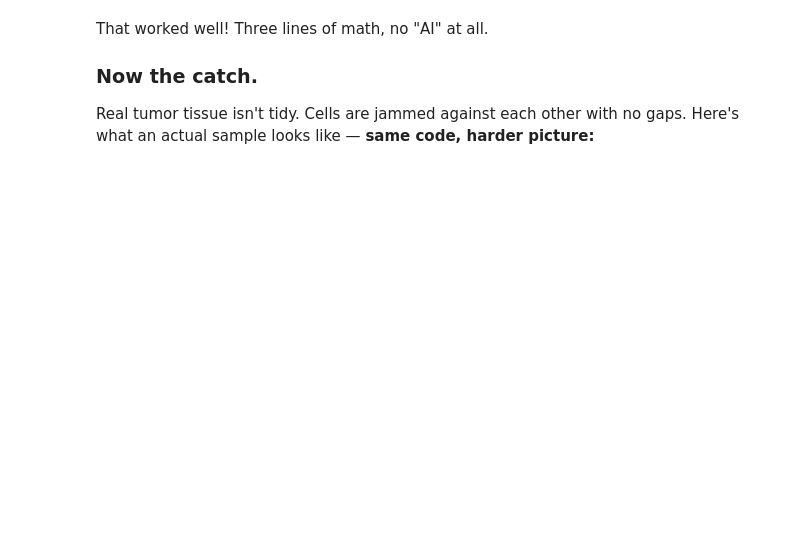
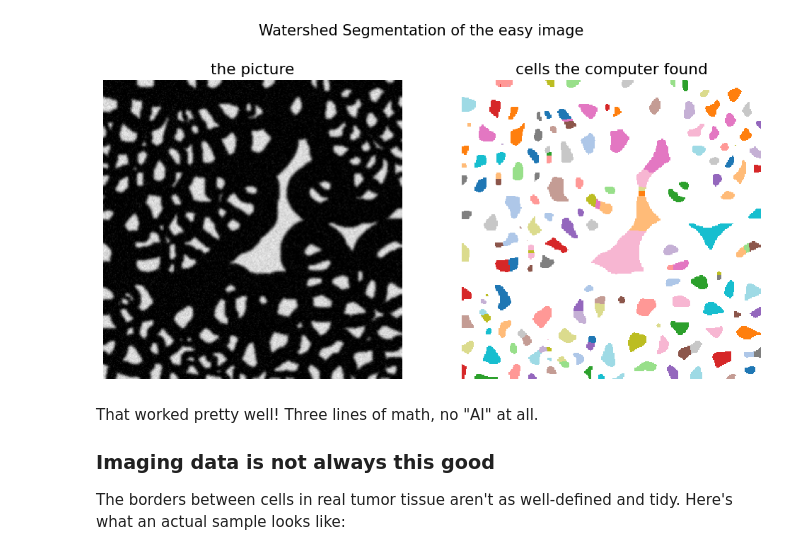
Before and after one commit to emcramer/psi-class-2026, a Jupyter notebook: code/notebook_2_imaging.ipynb, the cells around one changed output. Cells and saved outputs as stored; diff of their text form; code cells hidden in the pictures; blank space fills up the shorter version.

```diff
--- a/code/notebook_2_imaging.ipynb
+++ b/code/notebook_2_imaging.ipynb
@@ -56,23 +70,24 @@ print("cells actually there:", len(np.unique(d["nuclei"])) - 1)
 # %%
 def show(image, segmentation, title):
     rng = np.random.default_rng(1)
     shuffle = np.concatenate([[0], rng.permutation(np.arange(1, segmentation.max() + 1))])
     fig, ax = plt.subplots(1, 2, figsize=(12, 6))
     ax[0].imshow(image, cmap="gray"); ax[0].set_title("the picture")
     ax[1].imshow(np.where(segmentation > 0, shuffle[segmentation], np.nan),
                  cmap="tab20", interpolation="nearest")
     ax[1].set_title("cells the computer found")
     for a in ax: a.axis("off"); a.grid(False)
     fig.suptitle(title, fontsize=15)
     plt.show()
 
-show(d["easy"], found, "Nice, well-separated cells")
+show(d["easy"], found, "Watershed Segmentation of the easy image")
+# %% [output]
+[figure, added]
 # %% [markdown]
-That worked well! Three lines of math, no "AI" at all.
+That worked pretty well! Three lines of math, no "AI" at all.
 
-### Now the catch.
+### Imaging data is not always this good
 
-Real tumor tissue isn't tidy. Cells are jammed against each other with no gaps.
-Here's what an actual sample looks like — **same code, harder picture:**
+The borders between cells in real tumor tissue aren't as well-defined and tidy. Here's what an actual sample looks like:
 # %%
 found_hard = find_cells(d["hard"], min_distance=5)
```
Also changed, not shown: parts of 7 cells of this notebook, 2 other files.
